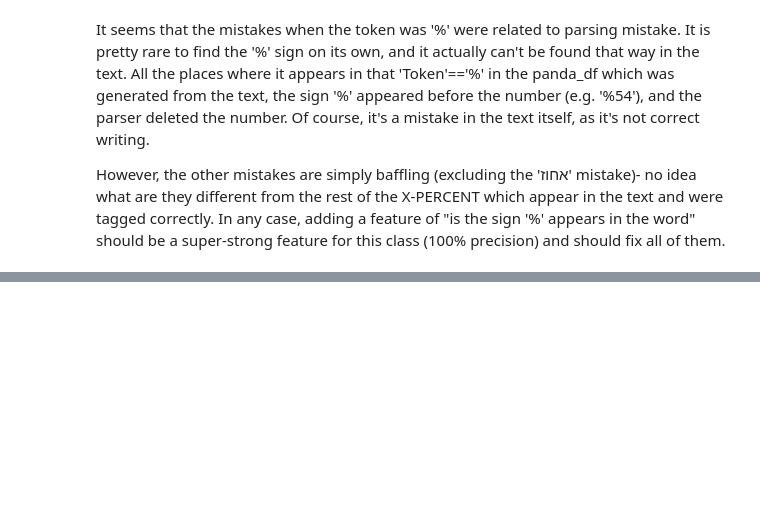
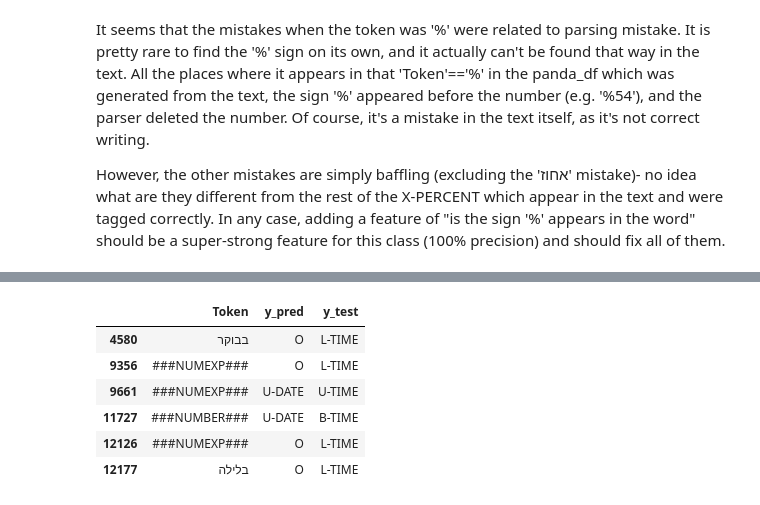
Before and after one commit to yonatanbitton/HebrewNER, a Jupyter notebook: Phase4_ErrorAnalysis.ipynb, the cells around one changed output, grey strips where cells are left out. Saved outputs shown, nothing was run; the diff lists cells and outputs as text; code cells hidden in the pictures; blank space fills up the shorter version.

```diff
--- a/Phase4_ErrorAnalysis.ipynb
+++ b/Phase4_ErrorAnalysis.ipynb
@@ -485,0 +494,11 @@ However, the other mistakes are simply baffling (excluding the 'אחוז' mistak
+# %%
+spec_class_data = df[((df['y_test'] == 'U-TIME') | (df['y_test'] == 'B-TIME') | (df['y_test'] == 'I-TIME')| (df['y_test'] == 'L-TIME')) & (df['y_test'] != df['y_pred'])]
+display(spec_class_data[['Token','y_pred','y_test']])
+# %% [output]
+|  | Token | y_pred | y_test |
+| 4580 | בבוקר | O | L-TIME |
+| 9356 | ###NUMEXP### | O | L-TIME |
+| 9661 | ###NUMEXP### | U-DATE | U-TIME |
+| 11727 | ###NUMBER### | U-DATE | B-TIME |
+| 12126 | ###NUMEXP### | O | L-TIME |
+| 12177 | בלילה | O | L-TIME |
```
Also changed, not shown: parts of 15 cells of this notebook, 2 other files.
